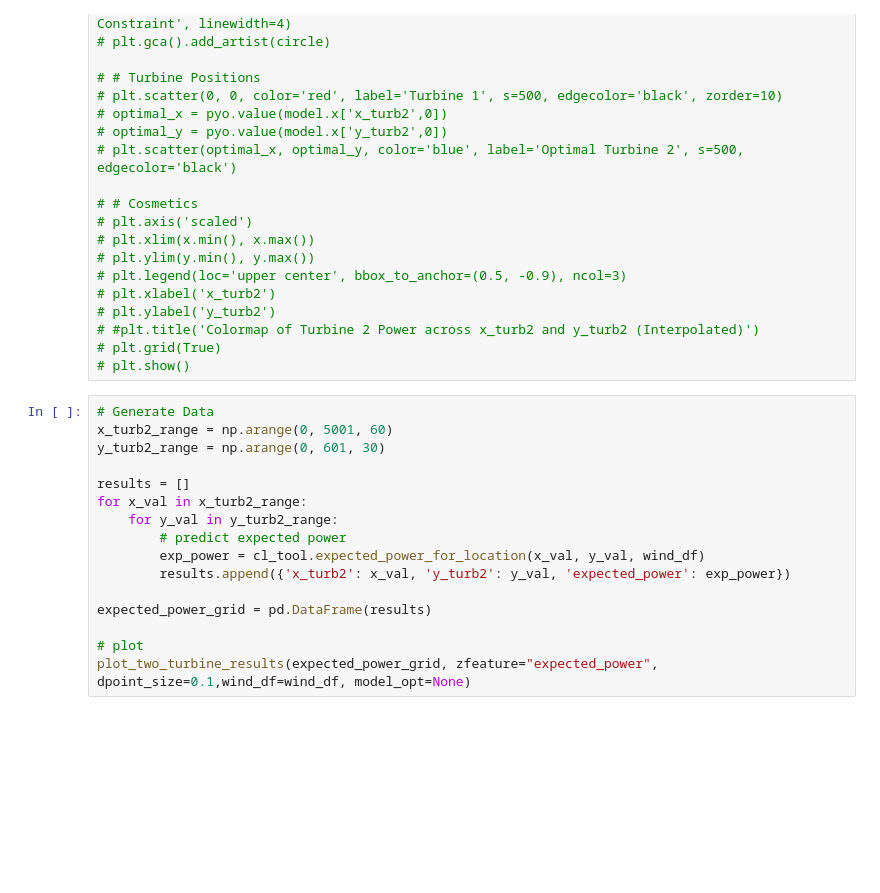
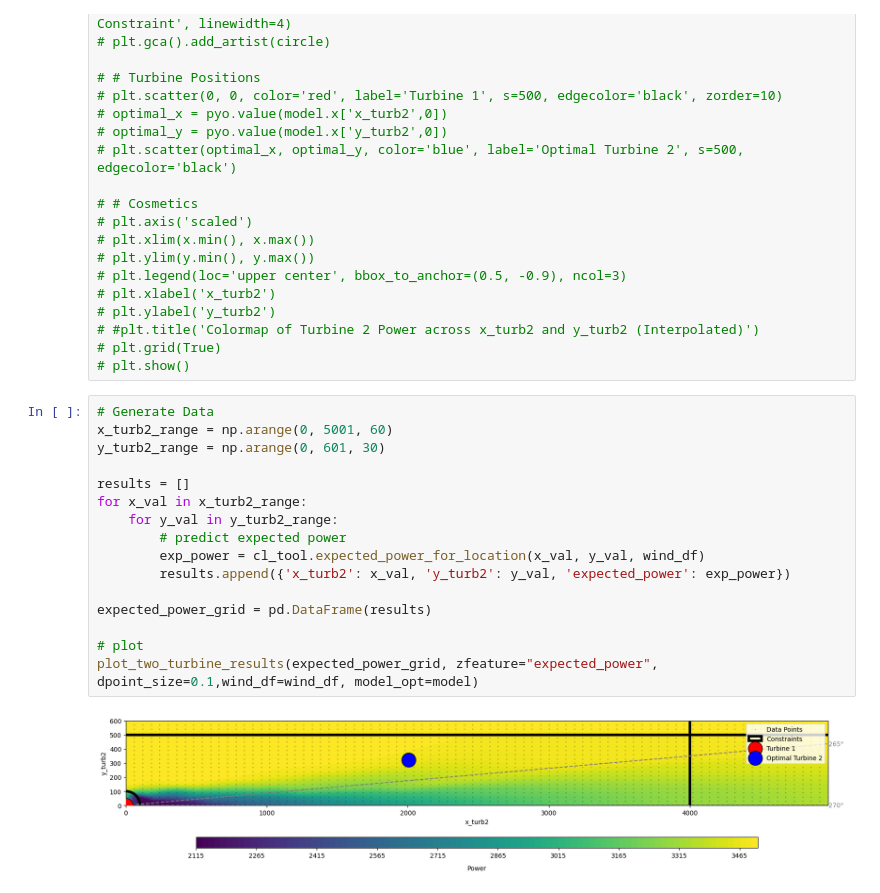
Before and after one commit to schmeti/uc3m_TFM_wind_farm_optimization_codebase, a Jupyter notebook: Windfarm_power_modelling/0_two_turbine_problem_constrLearn_probweighted.ipynb, the cells around one changed output. Drawn from its saved outputs; the diff is of its cells as text; blank space fills up the shorter version.

```diff
--- a/Windfarm_power_modelling/0_two_turbine_problem_constrLearn_probweighted.ipynb
+++ b/Windfarm_power_modelling/0_two_turbine_problem_constrLearn_probweighted.ipynb
@@ -399,19 +387,21 @@ expected_power_by_location = expected_power_by_location[(expected_power_by_locat
 # %%
 # Generate Data
 x_turb2_range = np.arange(0, 5001, 60)
 y_turb2_range = np.arange(0, 601, 30)
 
 results = []
 for x_val in x_turb2_range:
     for y_val in y_turb2_range:
         # predict expected power
         exp_power = cl_tool.expected_power_for_location(x_val, y_val, wind_df)
         results.append({'x_turb2': x_val, 'y_turb2': y_val, 'expected_power': exp_power})
 
 expected_power_grid = pd.DataFrame(results)
 
 # plot
-plot_two_turbine_results(expected_power_grid, zfeature="expected_power", dpoint_size=0.1,wind_df=wind_df, model_opt=None)
+plot_two_turbine_results(expected_power_grid, zfeature="expected_power", dpoint_size=0.1,wind_df=wind_df, model_opt=model)
+# %% [output]
+[figure, added]
 # %%
 expected_power = cl_tool.expected_power_for_location(x_turb2_value = pyo.value(model.x['x_turb2', 0]), y_turb2_value = pyo.value(model.x['y_turb2',0]) , wind_df=wind_df)
 print(f"Optimal x_turb2: {pyo.value(model.x['x_turb2', 0]):.2f}")
```
Also changed, not shown: parts of 8 cells of this notebook, 13 other files.
